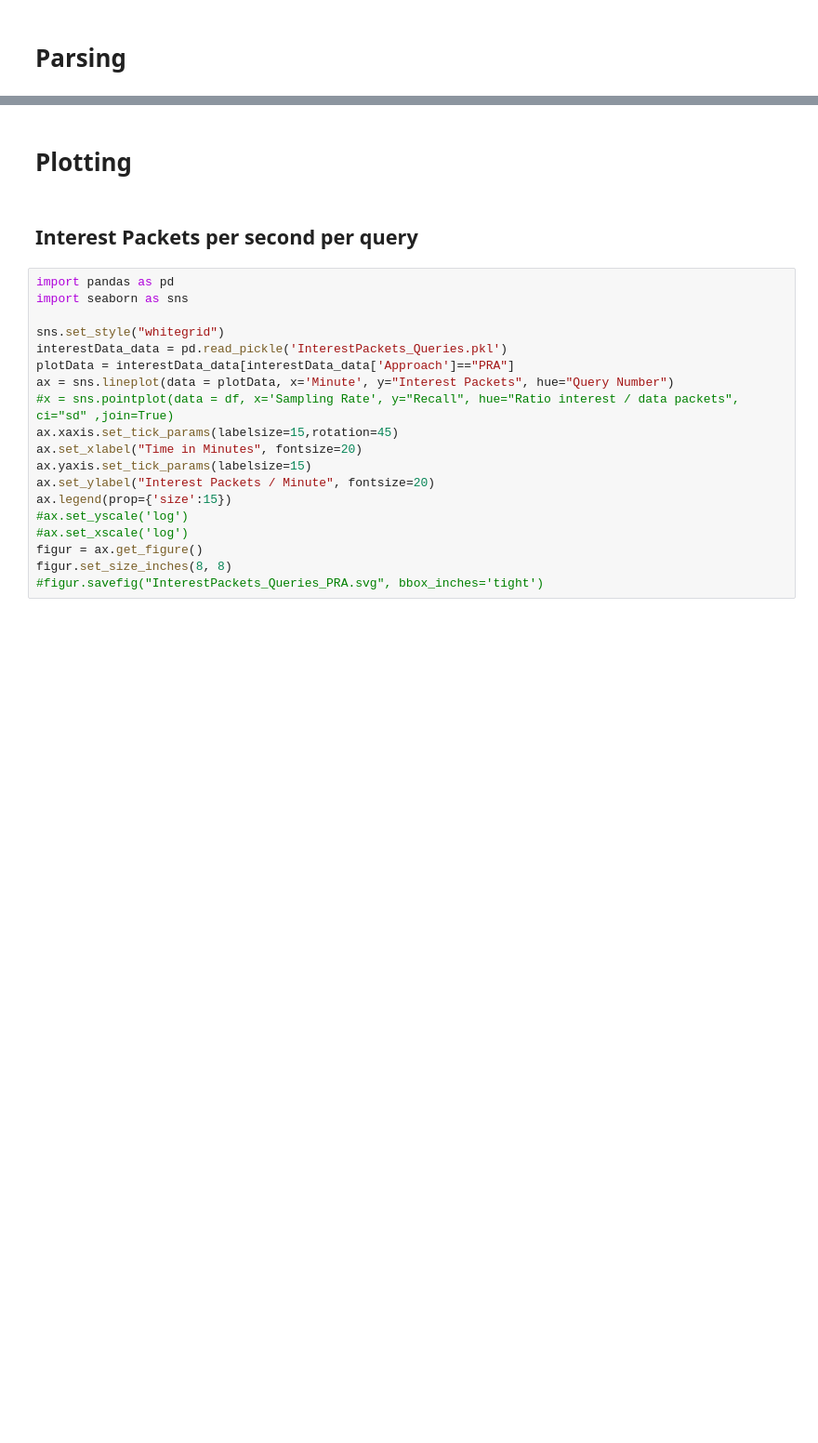
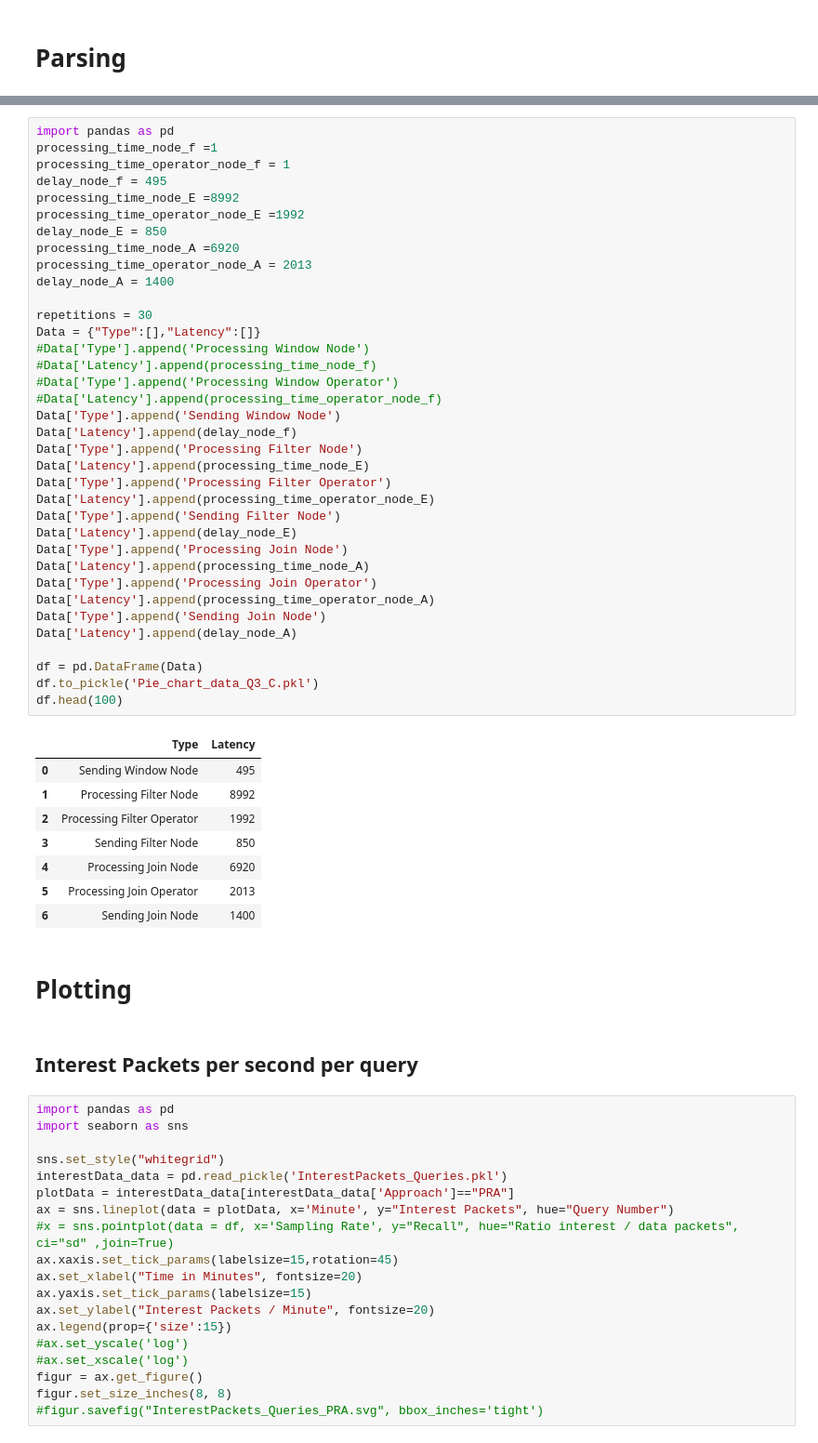
Before and after one commit to marvsz/INetCEP, a Jupyter notebook: Evaluation_Thesis/INetCEP_Evaluation.ipynb, the cells around one changed output, grey strips where cells are left out. Shown at 93% size. Drawn from its saved outputs; the diff is of its cells as text; blank space fills up the shorter version.

```diff
--- a/Evaluation_Thesis/INetCEP_Evaluation.ipynb
+++ b/Evaluation_Thesis/INetCEP_Evaluation.ipynb
@@ -3,3 +52,48 @@
+# %%
+import pandas as pd
+processing_time_node_f =1
+processing_time_operator_node_f = 1
+delay_node_f = 495
+processing_time_node_E =8992
+processing_time_operator_node_E =1992
+delay_node_E = 850
+processing_time_node_A =6920
+processing_time_operator_node_A = 2013
+delay_node_A = 1400
+
+repetitions = 30
+Data = {"Type":[],"Latency":[]}
+#Data['Type'].append('Processing Window Node')
+#Data['Latency'].append(processing_time_node_f)
+#Data['Type'].append('Processing Window Operator')
+#Data['Latency'].append(processing_time_operator_node_f)
+Data['Type'].append('Sending Window Node')
+Data['Latency'].append(delay_node_f)
+Data['Type'].append('Processing Filter Node')
+Data['Latency'].append(processing_time_node_E)
+Data['Type'].append('Processing Filter Operator')
+Data['Latency'].append(processing_time_operator_node_E)
+Data['Type'].append('Sending Filter Node')
+Data['Latency'].append(delay_node_E)
+Data['Type'].append('Processing Join Node')
+Data['Latency'].append(processing_time_node_A)
+Data['Type'].append('Processing Join Operator')
+Data['Latency'].append(processing_time_operator_node_A)
+Data['Type'].append('Sending Join Node')
+Data['Latency'].append(delay_node_A)
+
+df = pd.DataFrame(Data)
+df.to_pickle('Pie_chart_data_Q3_C.pkl')
+df.head(100)
+# %% [output]
+|  | Type | Latency |
+| 0 | Sending Window Node | 495 |
+| 1 | Processing Filter Node | 8992 |
+| 2 | Processing Filter Operator | 1992 |
+| 3 | Sending Filter Node | 850 |
+| 4 | Processing Join Node | 6920 |
+| 5 | Processing Join Operator | 2013 |
+| 6 | Sending Join Node | 1400 |
 # %% [markdown]
 # Plotting
 # %% [markdown]
```
Also changed, not shown: parts of 4 cells of this notebook, 3 other files.
